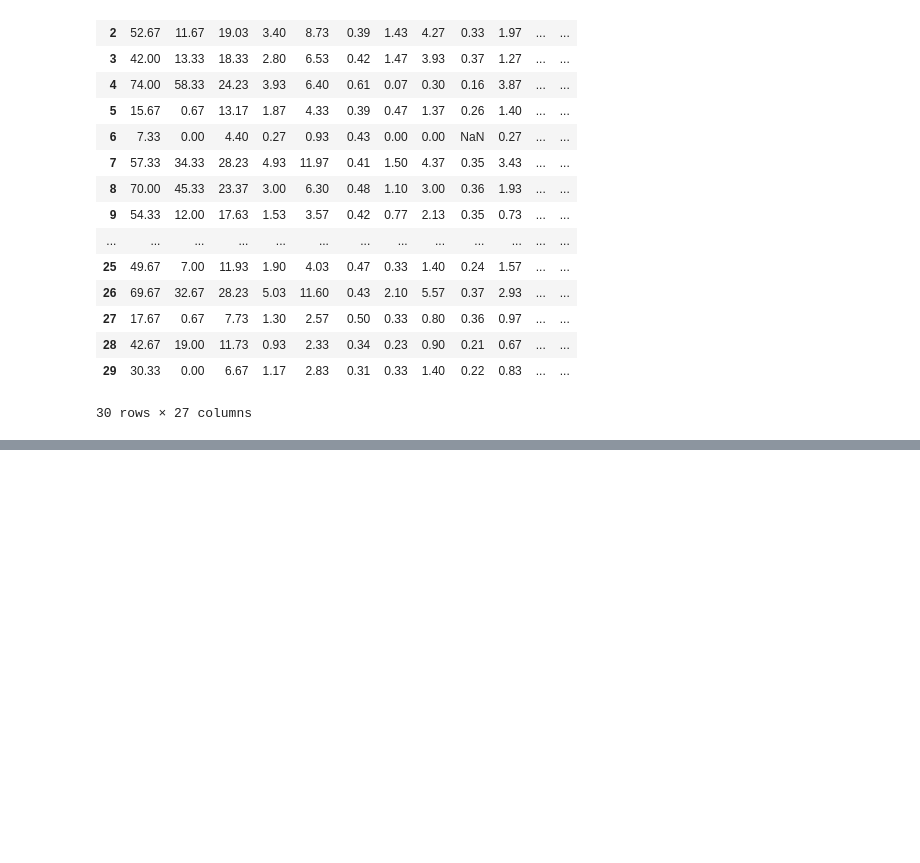
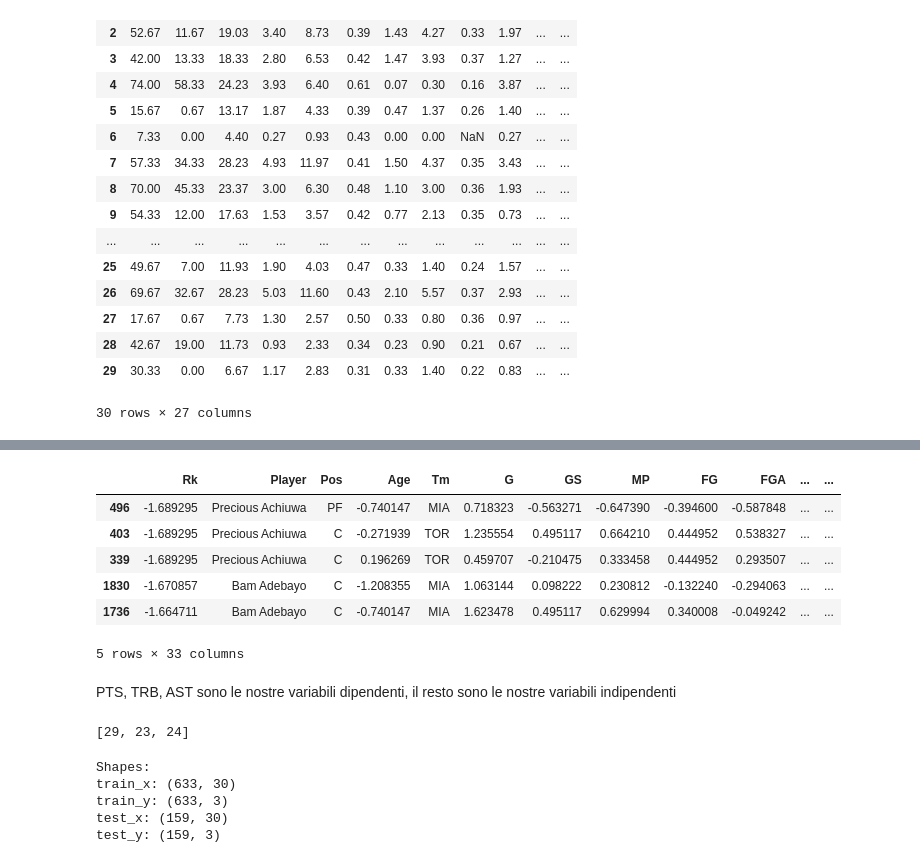
Before and after one commit to ywateba/fds_2023_project, a Jupyter notebook: fds_project.ipynb, the cells around one changed output, grey strips where cells are left out. Drawn from its saved outputs; the diff is of its cells as text; code cells hidden in the pictures; blank space fills up the shorter version.

Commit message:
Split test train

```diff
--- a/fds_project.ipynb
+++ b/fds_project.ipynb
@@ -442,0 +515,22 @@ df_media.head(30)
+# %%
+df_final.head(5)
+# %% [output]
+|  | Rk | Player | Pos | Age | Tm | G | GS | MP | FG | FGA | ... | ... |
+| 496 | -1.689295 | Precious Achiuwa | PF | -0.740147 | MIA | 0.718323 | -0.563271 | -0.647390 | -0.394600 | -0.587848 | ... | ... |
+| 403 | -1.689295 | Precious Achiuwa | C | -0.271939 | TOR | 1.235554 | 0.495117 | 0.664210 | 0.444952 | 0.538327 | ... | ... |
+| 339 | -1.689295 | Precious Achiuwa | C | 0.196269 | TOR | 0.459707 | -0.210475 | 0.333458 | 0.444952 | 0.293507 | ... | ... |
+| 1830 | -1.670857 | Bam Adebayo | C | -1.208355 | MIA | 1.063144 | 0.098222 | 0.230812 | -0.132240 | -0.294063 | ... | ... |
+| 1736 | -1.664711 | Bam Adebayo | C | -0.740147 | MIA | 1.623478 | 0.495117 | 0.629994 | 0.340008 | -0.049242 | ... | ... |
+5 rows × 33 columns
+# %% [markdown]
+PTS, TRB, AST sono le nostre variabili dipendenti,
+il resto sono le nostre variabili indipendenti
+# %%
+# indexes of our variables
+y_indexes = []
+y_indexes.append(df_final.columns.get_loc('PTS'))
+y_indexes.append(df_final.columns.get_loc('TRB'))
+y_indexes.append(df_final.columns.get_loc('AST'))
+y_indexes
+# %% [output]
+[29, 23, 24]
@@ -442,0 +550,22 @@ df_media.head(30)
+# %%
+# Extract features (X) and target variable (y) using the specified indexes
+# Train
+train_x = train_data.drop(train_data.columns[y_indexes], axis=1)  # Features
+train_y = train_data.iloc[:, y_indexes]  # Target variable
+
+# Test
+test_x = test_data.drop(test_data.columns[y_indexes], axis=1)  # Features
+test_y = test_data.iloc[:, y_indexes]  # Target variable
+
+# Print shape
+print("Shapes:")
+print("train_x:", train_x.shape)
+print("train_y:", train_y.shape)
+print("test_x:", test_x.shape)
+print("test_y:", test_y.shape)
+# %% [output]
+Shapes:
+train_x: (633, 30)
+train_y: (633, 3)
+test_x: (159, 30)
+test_y: (159, 3)
```
Also changed, not shown: parts of 9 cells of this notebook.
